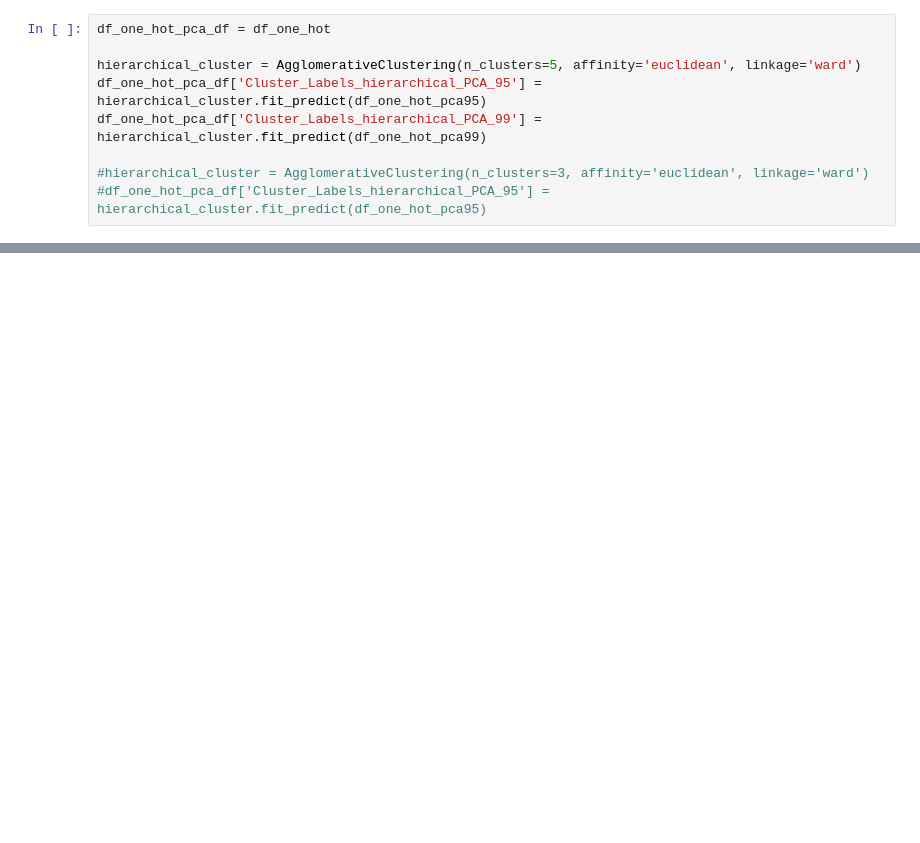
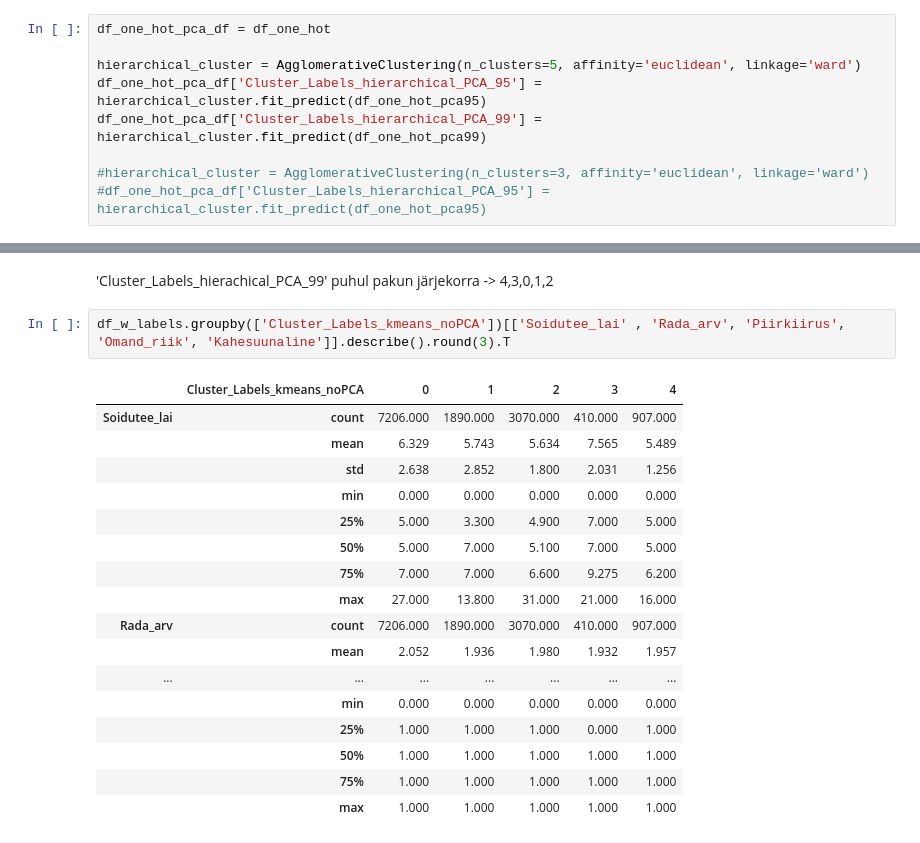
Before and after one commit to m-tarro/ml2022-project, a Jupyter notebook: ML_Project_(P14).ipynb, the cells around one changed output, grey strips where cells are left out. Cells and saved outputs as stored; diff of their text form; blank space fills up the shorter version.

```diff
--- a/ML_Project_(P14).ipynb
+++ b/ML_Project_(P14).ipynb
@@ -782,0 +877,22 @@ files.download('test_numeric_pca.csv')
+# %% [markdown]
+'Cluster_Labels_hierachical_PCA_99' puhul pakun järjekorra -> 4,3,0,1,2
+# %%
+df_w_labels.groupby(['Cluster_Labels_kmeans_noPCA'])[['Soidutee_lai' , 'Rada_arv', 'Piirkiirus', 'Omand_riik', 'Kahesuunaline']].describe().round(3).T
+# %% [output]
+|  | Cluster_Labels_kmeans_noPCA | 0 | 1 | 2 | 3 | 4 |
+| Soidutee_lai | count | 7206.000 | 1890.000 | 3070.000 | 410.000 | 907.000 |
+|  | mean | 6.329 | 5.743 | 5.634 | 7.565 | 5.489 |
+|  | std | 2.638 | 2.852 | 1.800 | 2.031 | 1.256 |
+|  | min | 0.000 | 0.000 | 0.000 | 0.000 | 0.000 |
+|  | 25% | 5.000 | 3.300 | 4.900 | 7.000 | 5.000 |
+|  | 50% | 5.000 | 7.000 | 5.100 | 7.000 | 5.000 |
+|  | 75% | 7.000 | 7.000 | 6.600 | 9.275 | 6.200 |
+|  | max | 27.000 | 13.800 | 31.000 | 21.000 | 16.000 |
+| Rada_arv | count | 7206.000 | 1890.000 | 3070.000 | 410.000 | 907.000 |
+|  | mean | 2.052 | 1.936 | 1.980 | 1.932 | 1.957 |
+| ... | ... | ... | ... | ... | ... | ... |
+|  | min | 0.000 | 0.000 | 0.000 | 0.000 | 0.000 |
+|  | 25% | 1.000 | 1.000 | 1.000 | 0.000 | 1.000 |
+|  | 50% | 1.000 | 1.000 | 1.000 | 1.000 | 1.000 |
+|  | 75% | 1.000 | 1.000 | 1.000 | 1.000 | 1.000 |
+|  | max | 1.000 | 1.000 | 1.000 | 1.000 | 1.000 |
```
Also changed, not shown: parts of 31 cells of this notebook.
